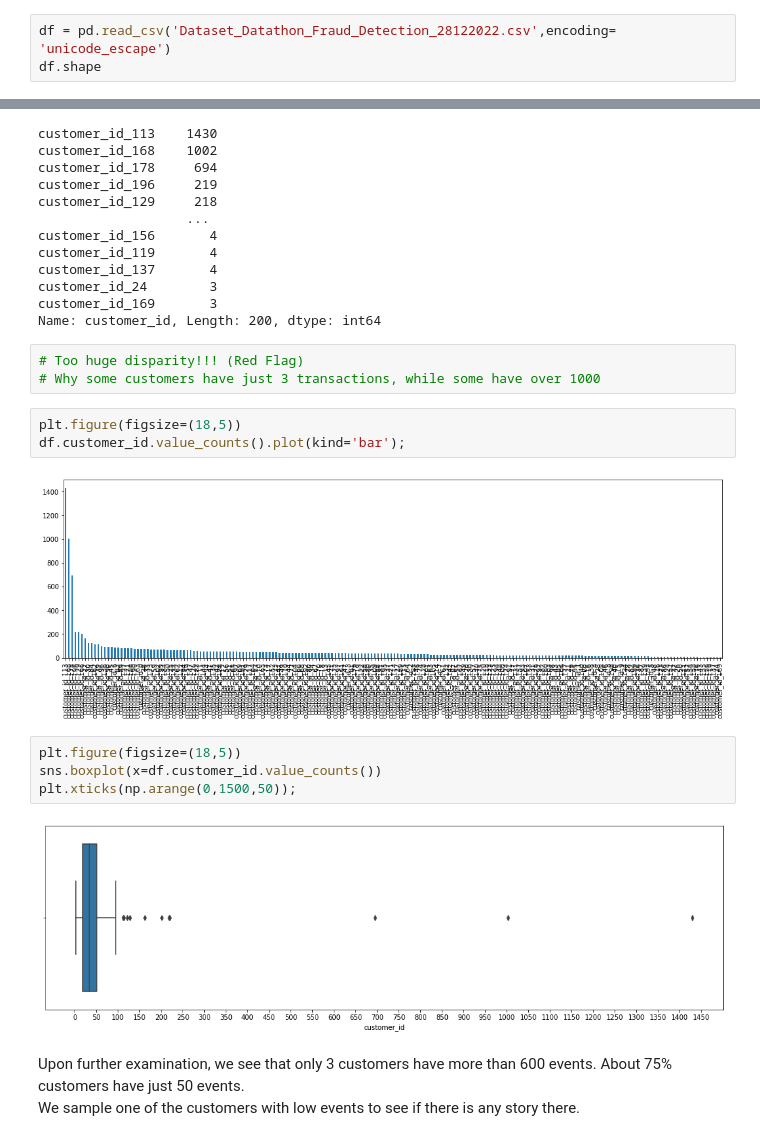
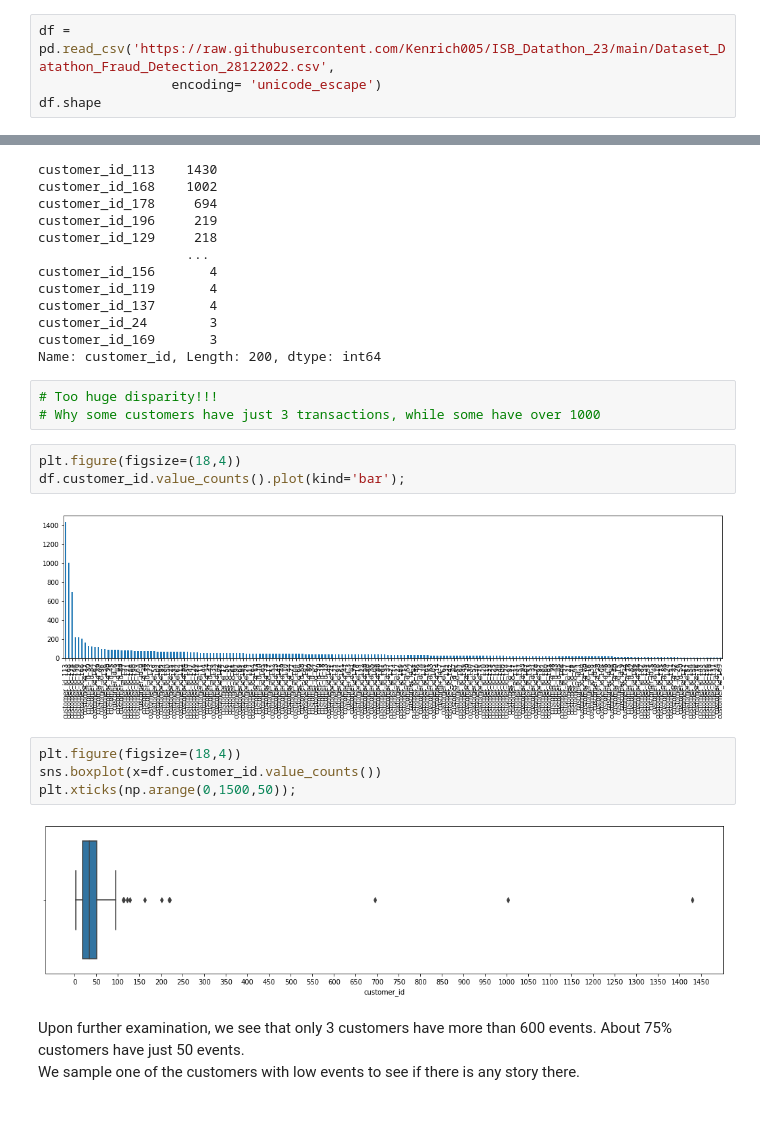
Before and after one commit to Kenrich005/ISB_Datathon_23, a Jupyter notebook: Datathon_ISB_2023_v2.ipynb, the cells around one changed output, grey strips where cells are left out. Saved outputs shown, nothing was run; the diff lists cells and outputs as text.

```diff
--- a/Datathon_ISB_2023_v2.ipynb
+++ b/Datathon_ISB_2023_v2.ipynb
@@ -19,7 +20,8 @@ import numpy as np
 import matplotlib.pyplot as plt
 import seaborn as sns
 # %%
-df = pd.read_csv('Dataset_Datathon_Fraud_Detection_28122022.csv',encoding= 'unicode_escape')
+df = pd.read_csv('https://raw.githubusercontent.com/Kenrich005/ISB_Datathon_23/main/Dataset_Datathon_Fraud_Detection_28122022.csv',
+                 encoding= 'unicode_escape')
 df.shape
 # %% [output]
 (10969, 21)
@@ -89,19 +91,19 @@ customer_id_24        3
 customer_id_169       3
 Name: customer_id, Length: 200, dtype: int64
 # %%
-# Too huge disparity!!! (Red Flag)
+# Too huge disparity!!!
 # Why some customers have just 3 transactions, while some have over 1000
 # %%
-plt.figure(figsize=(18,5))
+plt.figure(figsize=(18,4))
 df.customer_id.value_counts().plot(kind='bar');
 # %% [output]
-[figure, old version]
+[figure, new version]
 # %%
-plt.figure(figsize=(18,5))
+plt.figure(figsize=(18,4))
 sns.boxplot(x=df.customer_id.value_counts())
 plt.xticks(np.arange(0,1500,50));
 # %% [output]
-[figure, old version]
+[figure, new version]
 # %% [markdown]
 Upon further examination, we see that only 3 customers have more than 600 events. About 75% customers have just 50 events.
 We sample one of the customers with low events to see if there is any story there.
```
Also changed, not shown: parts of 37 cells of this notebook.
